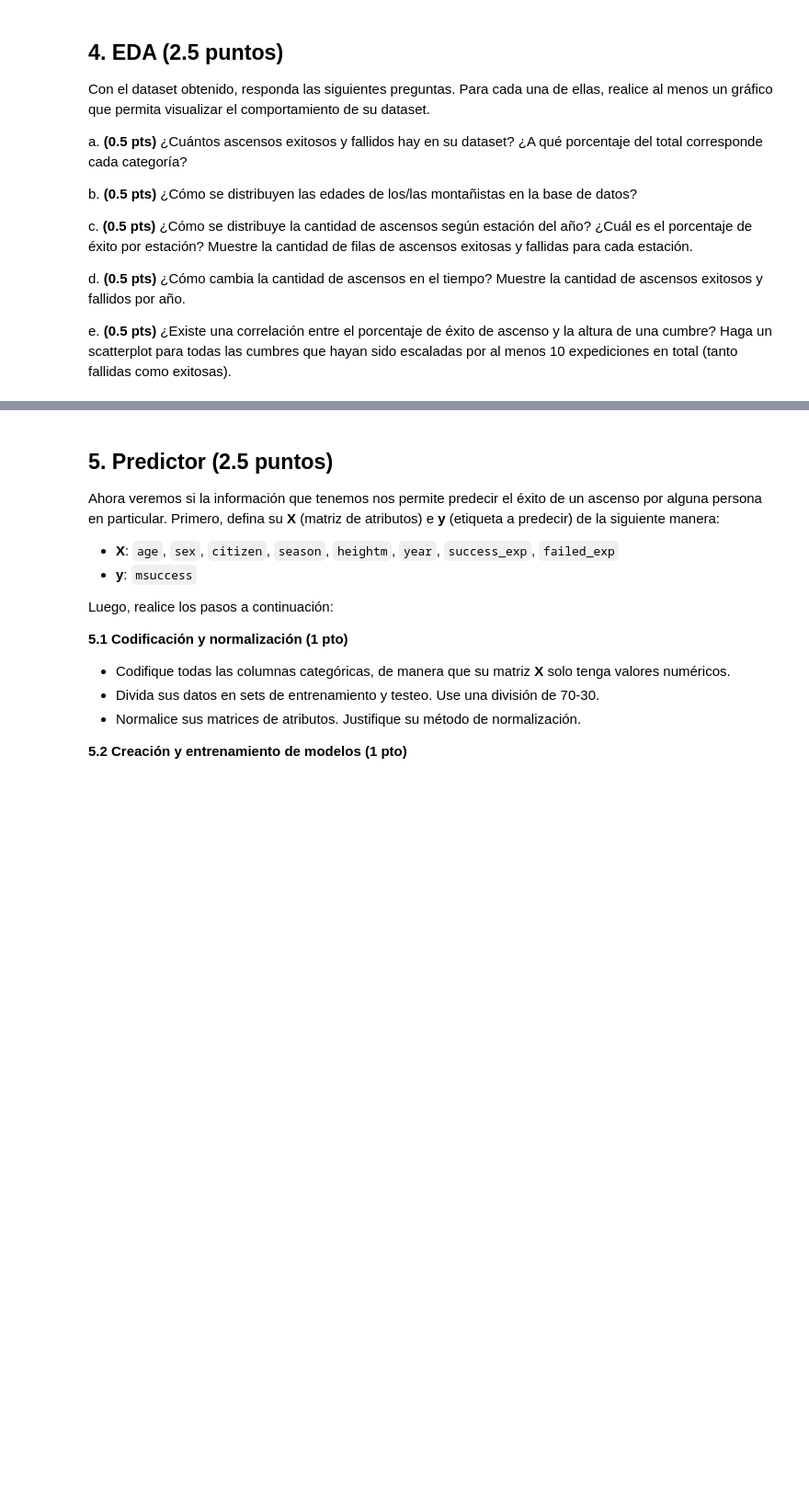
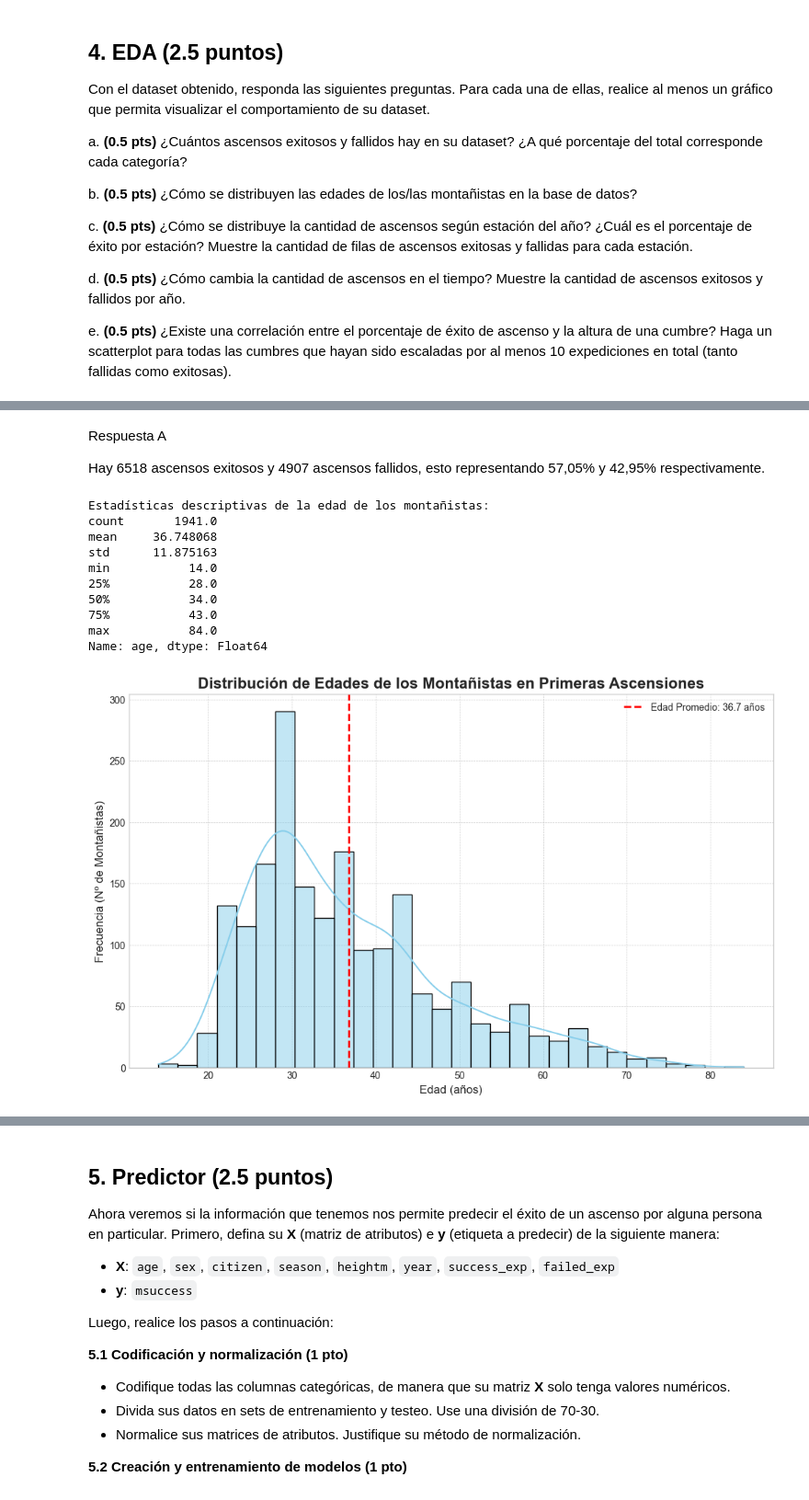
Before and after one commit to GadzuGB1991/IMT2200-Gaspar-Yanez, a Jupyter notebook: Tareas/Tarea 04/IMT2200-25s2 - Tarea 04.ipynb, the cells around one changed output, grey strips where cells are left out. Shown at 92% size. Saved outputs shown, nothing was run; the diff lists cells and outputs as text; code cells hidden in the pictures; blank space fills up the shorter version.

```diff
--- a/Tareas/Tarea 04/IMT2200-25s2 - Tarea 04.ipynb
+++ b/Tareas/Tarea 04/IMT2200-25s2 - Tarea 04.ipynb
@@ -366,0 +365,32 @@ Respuestas:
+# %% [markdown]
+Respuesta A
+
+Hay 6518 ascensos exitosos y 4907 ascensos fallidos, esto representando 57,05% y 42,95% respectivamente.
+# %%
+edades = df_con_edad['age'].dropna()
+
+print("Estadísticas descriptivas de la edad de los montañistas:")
+print(edades.describe())
+
+plt.figure(figsize=(12, 7))
+sns.histplot(edades, bins=30, kde=True, color='skyblue', edgecolor='black')
+
+plt.title('Distribución de Edades de los Montañistas en Primeras Ascensiones', fontsize=16, weight='bold')
+plt.xlabel('Edad (años)', fontsize=12)
+plt.ylabel('Frecuencia (Nº de Montañistas)', fontsize=12)
+plt.axvline(edades.mean(), color='red', linestyle='--', linewidth=2, label=f'Edad Promedio: {edades.mean():.1f} años')
+plt.legend()
+plt.grid(True, which='both', linestyle='--', linewidth=0.5)
+plt.show()
+# %% [output]
+Estadísticas descriptivas de la edad de los montañistas:
+count       1941.0
+mean     36.748068
+std      11.875163
+min           14.0
+25%           28.0
+50%           34.0
+75%           43.0
+max           84.0
+Name: age, dtype: Float64
+[figure, added]
```
Also changed, not shown: parts of 18 cells of this notebook.
